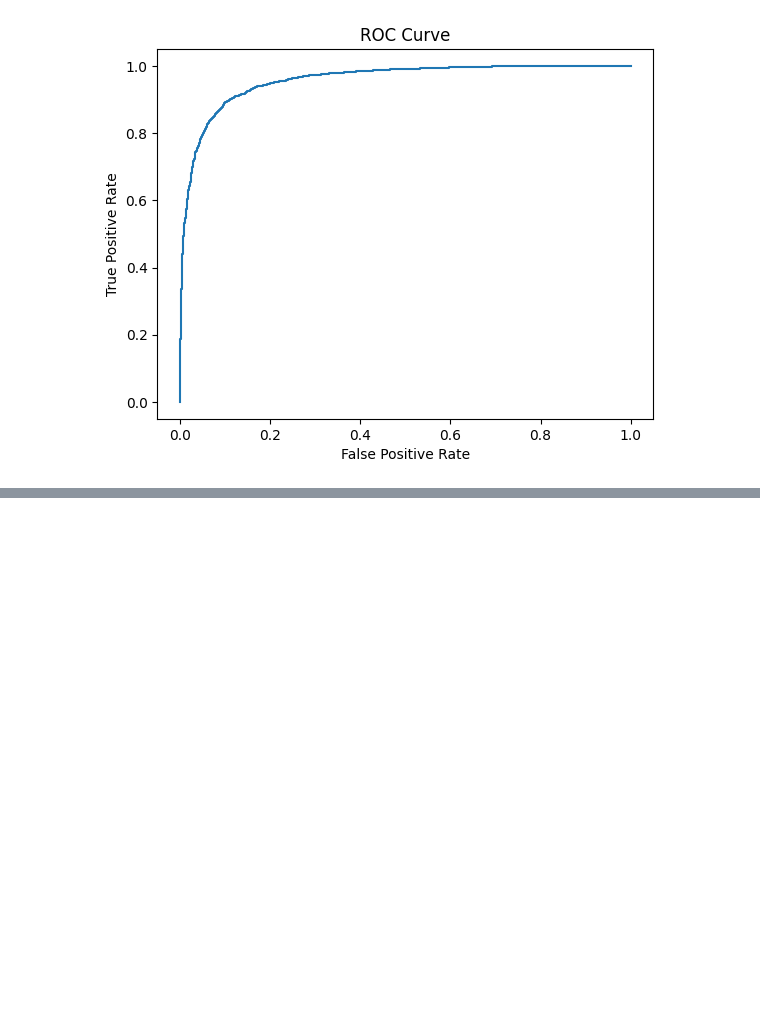
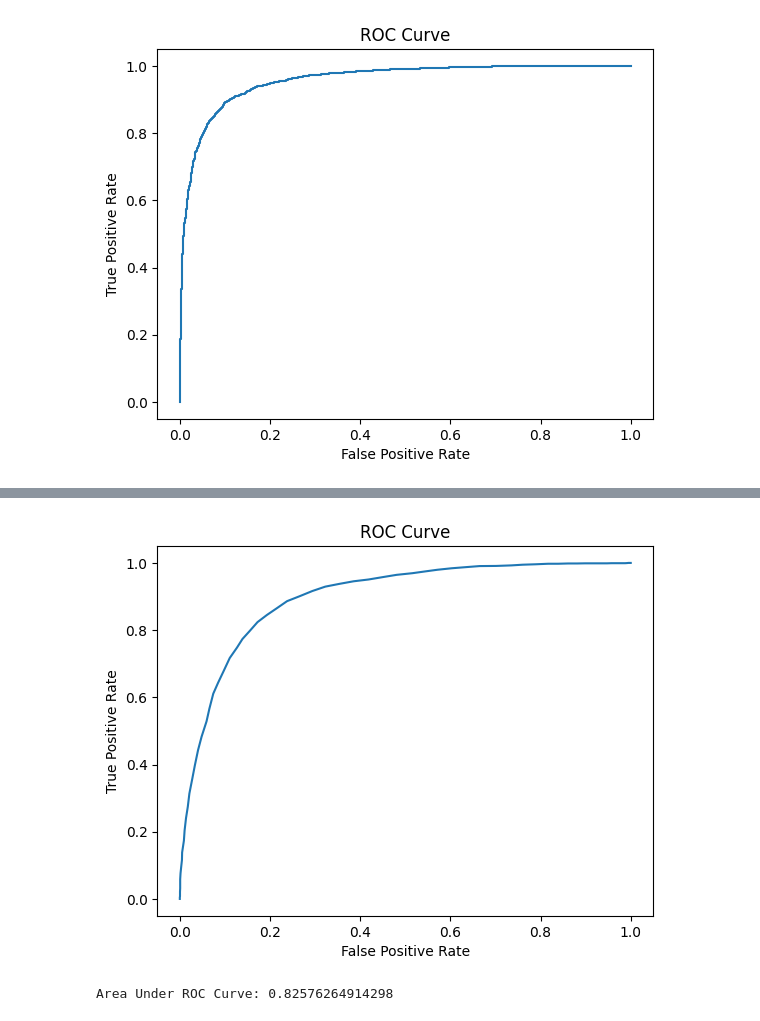
Before and after one commit to biswajit-bellevue/DSC550, a Jupyter notebook: SharmaDSC550Week5.ipynb, the cells around one changed output, grey strips where cells are left out. Saved outputs shown, nothing was run; the diff lists cells and outputs as text; code cells hidden in the pictures; blank space fills up the shorter version.

```diff
--- a/SharmaDSC550Week5.ipynb
+++ b/SharmaDSC550Week5.ipynb
@@ -180,0 +224,19 @@ df[(df["sentiment"] == 0) & (df["textblob_sentiment"] == 1)].shape
+# %%
+#get target probabilities
+knn_target_probabilities = best_model.predict_proba(tfidf_test_feature_matrix)[:,1]
+# %%
+#calculate true and false positive rates for test set
+knn_fasle_positive_rate, knn_true_positive_rate, threshold = roc_curve(target_test, knn_target_probabilities)
+# %%
+#plotting the ROC curve
+plt.plot(knn_fasle_positive_rate, knn_true_positive_rate)
+plt.ylabel("True Positive Rate")
+plt.xlabel("False Positive Rate")
+plt.title("ROC Curve")
+plt.show()
+# %% [output]
+[figure, added]
+# %%
+print(f"Area Under ROC Curve: {roc_auc_score(target_test, knn_predicted_target_test)}")
+# %% [output]
+Area Under ROC Curve: 0.82576264914298
```
Also changed, not shown: parts of 37 cells of this notebook, 1 other file.
